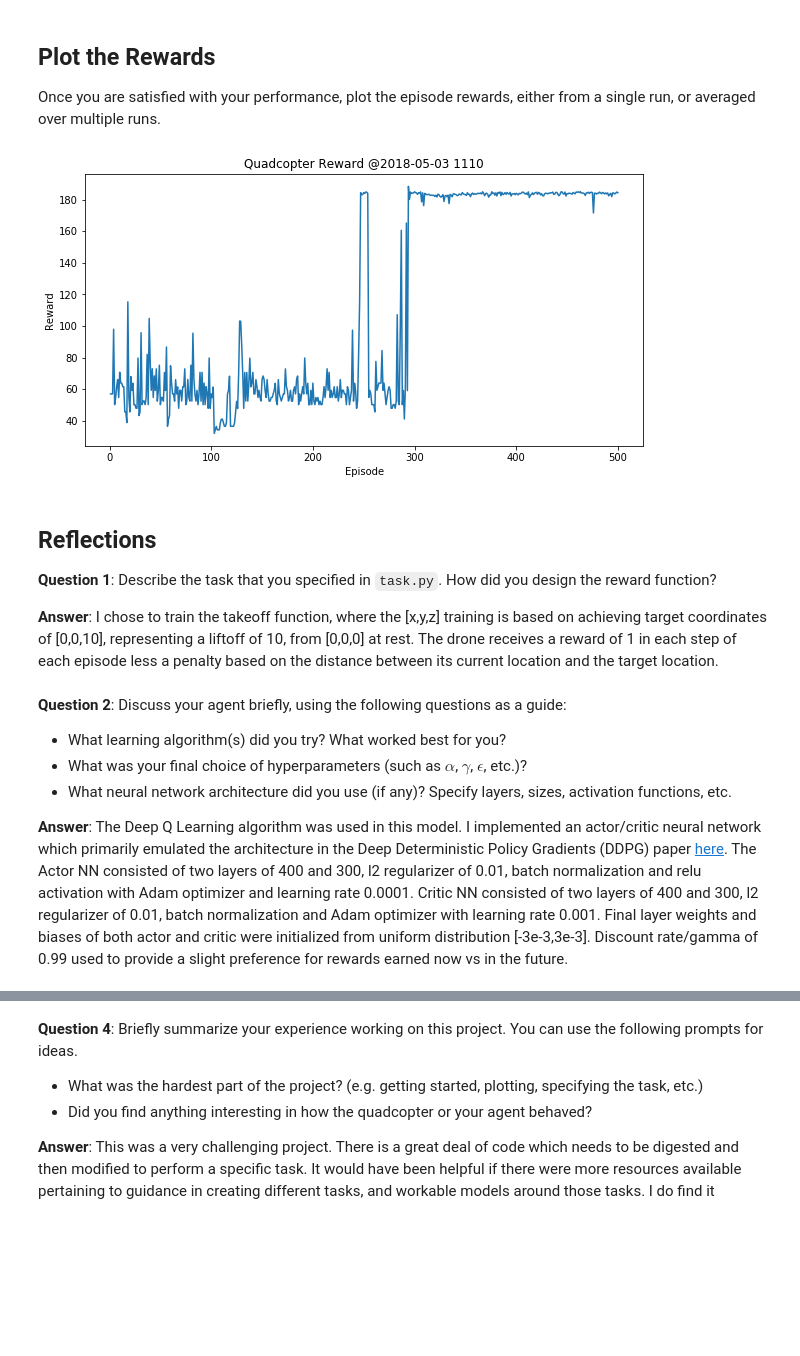
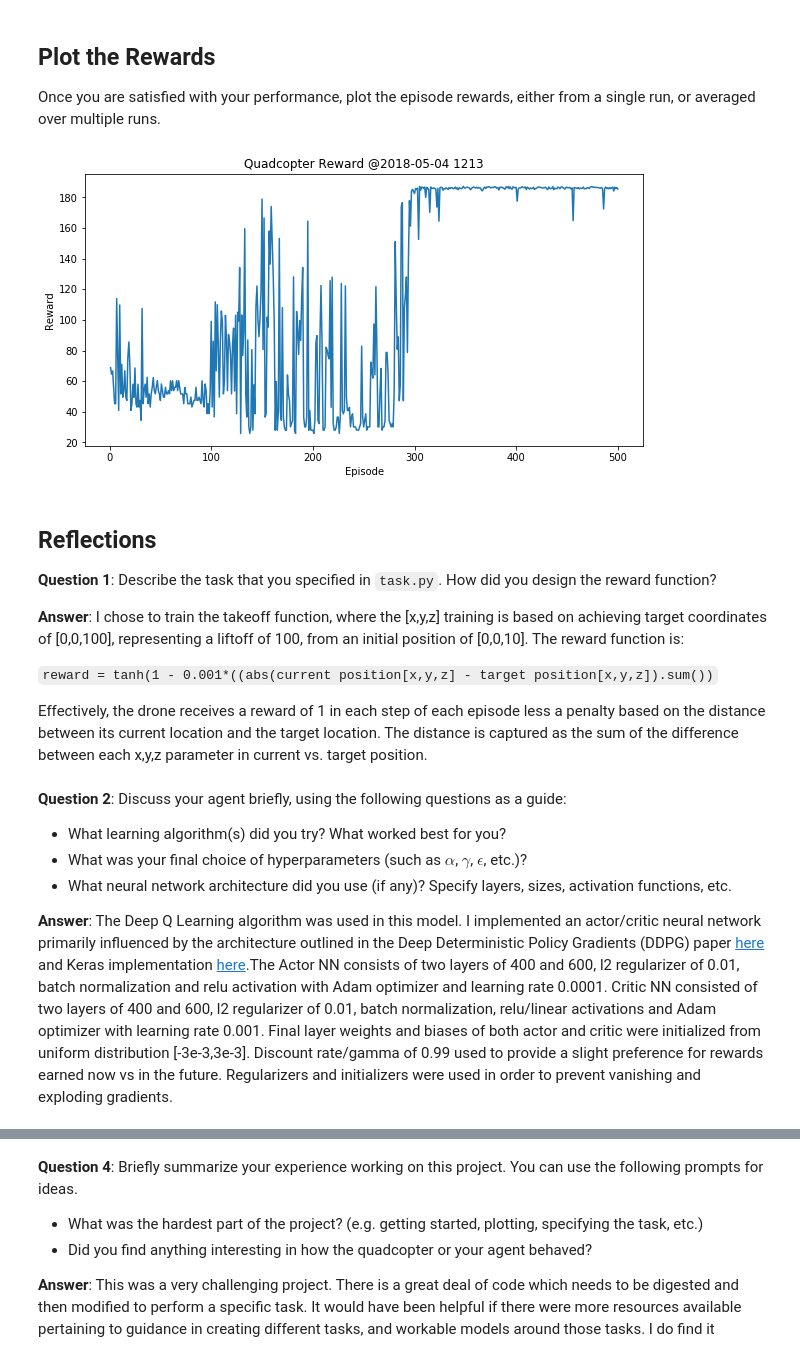
Before and after one commit to cipher813/quadcop2, a Jupyter notebook: model/Quadcopter_Project.ipynb, the cells around one changed output, grey strips where cells are left out. Drawn from its saved outputs; the diff is of its cells as text; code cells hidden in the pictures; blank space fills up the shorter version.

Commit message:
updated actor/critic NN with layer2 600 nodes, linear activation on layer 2 of critic, and set takeoff goal to [0,0,100]

```diff
--- a/model/Quadcopter_Project.ipynb
+++ b/model/Quadcopter_Project.ipynb
@@ -180,7 +181,7 @@ import pandas as pd
 from agents.policy_search import PolicySearch_Agent
 from tasks.task import Task
 
-num_episodes = 1000
+num_episodes = 100
 target_pos = np.array([0., 0., 10.])
 task = Task(target_pos=target_pos)
 agent = PolicySearch_Agent(task)
@@ -225,9 +226,12 @@ from tasks.takeoff import Task # specify task file here
 num_episodes = 500
 best_score = -100
 worst_score = 100
-# target_pos = np.array([0., 0., 10.])
+# define initial and target positions for takeoff; initialized at None in Task class
+# init_pos = np.array([0., 0., 10., 0., 0., 0.])
+target_pos = np.array([0., 0., 100.])
 task = Task(target_pos=target_pos)
 agent = Agent(task)
+
 rewards = {}
 
 for i_episode in range(1, num_episodes+1):
@@ -244,11 +248,14 @@ for i_episode in range(1, num_episodes+1):
         worst_score = min(worst_score, score)
 
         if done:
-            print("\rEpisode = {:4d}, score = {:7.3f} (best = {:7.3f}, worst = {:7.3f})".format(
+            print("\r{:d}. score: {:.3f} best: {:.3f} worst: {:.3f} pos: ({:.2f},{:.2f},{:.2f})".format(
                 i_episode,
                 score,
                 best_score,
-                worst_score), end="")  # [debug]
+                worst_score,
+                task.sim.pose[0],
+                task.sim.pose[1],
+                task.sim.pose[2]))  # [debug]
 
             break
 
@@ -263,34 +285,39 @@ Episode =  500, score = 184.400 (best = 188.435, worst =   2.285)
 Once you are satisfied with your performance, plot the episode rewards, either from a single run, or averaged over multiple runs.
 # %%
 # rewards
+# %%
+## TODO: Plot the rewards.
+import matplotlib.pyplot as plt
+%matplotlib inline
+import re
+from datetime import datetime
+
+title = ''.join(str(datetime.now()).split(':')[:-1])
+timestamp = re.sub(r'[- ]','',title)
+memo = 'layer2-600'
 # %%
-## TODO: Plot the rewards.
-import matplotlib.pyplot as plt
-%matplotlib inline
-import re
-from datetime import datetime
-
-title = ''.join(str(datetime.now()).split(':')[:-1])
-timestamp = re.sub(r'[- ]','',title)
-memo = 'penalty0-001_actorsigmoid'
-
 lists = sorted(rewards.items()) # sorted by key, return a list of tuples
 x, y = zip(*lists) # unpack a list of pairs into two tuples
+
 plt.figure(figsize=(10,5))
-plt.plot(x, y)
+plt.plot(x,y)
 plt.title("Quadcopter Reward @{}".format(title))
 plt.xlabel('Episode')
 plt.ylabel('Reward')
 plt.savefig('../charts/{}-{}'.format(timestamp,memo))
 plt.show()
 # %% [output]
-[figure, old version]
+[figure, new version]
 # %% [markdown]
 ## Reflections
 
 **Question 1**: Describe the task that you specified in `task.py`.  How did you design the reward function?
 
-**Answer**:  I chose to train the takeoff function, where the [x,y,z] training is based on achieving target coordinates of [0,0,10], representing a liftoff of 10, from [0,0,0] at rest.  The drone receives a reward of 1 in each step of each episode less a penalty based on the distance between its current location and the target location.
+**Answer**:  I chose to train the takeoff function, where the [x,y,z] training is based on achieving target coordinates of [0,0,100], representing a liftoff of 100, from an initial position of [0,0,10].  The reward function is:
+
+`reward = tanh(1 - 0.001*((abs(current position[x,y,z] - target position[x,y,z]).sum())`
+
+Effectively, the drone receives a reward of 1 in each step of each episode less a penalty based on the distance between its current location and the target location.  The distance is captured as the sum of the difference between each x,y,z parameter in current vs. target position.
 # %% [markdown]
 **Question 2**: Discuss your agent briefly, using the following questions as a guide:
 
@@ -298,7 +325,7 @@ plt.show()
 - What was your final choice of hyperparameters (such as $\alpha$, $\gamma$, $\epsilon$, etc.)?
 - What neural network architecture did you use (if any)? Specify layers, sizes, activation functions, etc.
 
-**Answer**: The Deep Q Learning algorithm was used in this model. I implemented an actor/critic neural network which primarily emulated the architecture in the Deep Deterministic Policy Gradients (DDPG) paper [here](https://arxiv.org/abs/1509.02971).  The Actor NN consisted of two layers of 400 and 300, l2 regularizer of 0.01, batch normalization and relu activation with Adam optimizer and learning rate 0.0001.  Critic NN consisted of two layers of 400 and 300, l2 regularizer of 0.01, batch normalization and Adam optimizer with learning rate 0.001. Final layer weights and biases of both actor and critic were initialized from uniform distribution [-3e-3,3e-3]. Discount rate/gamma of 0.99 used to provide a slight preference for rewards earned now vs in the future.
+**Answer**: The Deep Q Learning algorithm was used in this model. I implemented an actor/critic neural network primarily influenced by the architecture outlined in the Deep Deterministic Policy Gradients (DDPG) paper [here](https://arxiv.org/abs/1509.02971) and Keras implementation [here](https://github.com/yanpanlau/DDPG-Keras-Torcs).The Actor NN consists of two layers of 400 and 600, l2 regularizer of 0.01, batch normalization and relu activation with Adam optimizer and learning rate 0.0001.  Critic NN consisted of two layers of 400 and 600, l2 regularizer of 0.01, batch normalization, relu/linear activations and Adam optimizer with learning rate 0.001. Final layer weights and biases of both actor and critic were initialized from uniform distribution [-3e-3,3e-3]. Discount rate/gamma of 0.99 used to provide a slight preference for rewards earned now vs in the future. Regularizers and initializers were used in order to prevent vanishing and exploding gradients.
 # %% [markdown]
 **Question 3**: Using the episode rewards plot, discuss how the agent learned over time.
 
```
Also changed, not shown: parts of 9 cells of this notebook, 6 other files.
